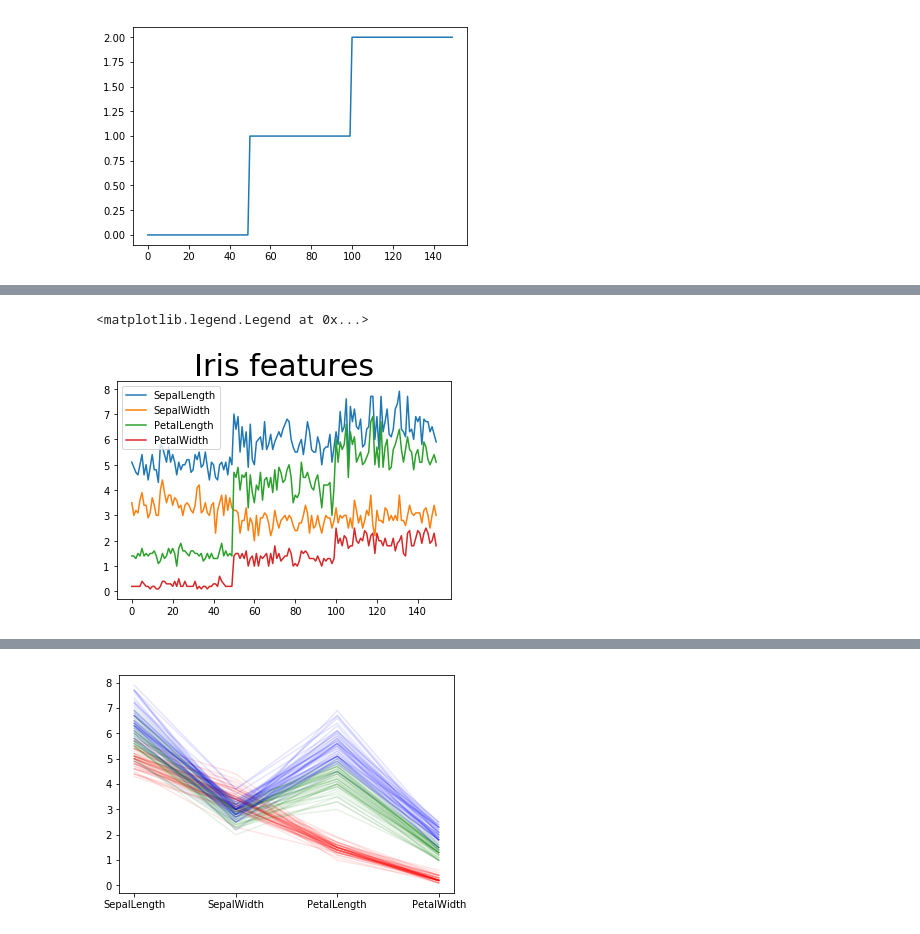
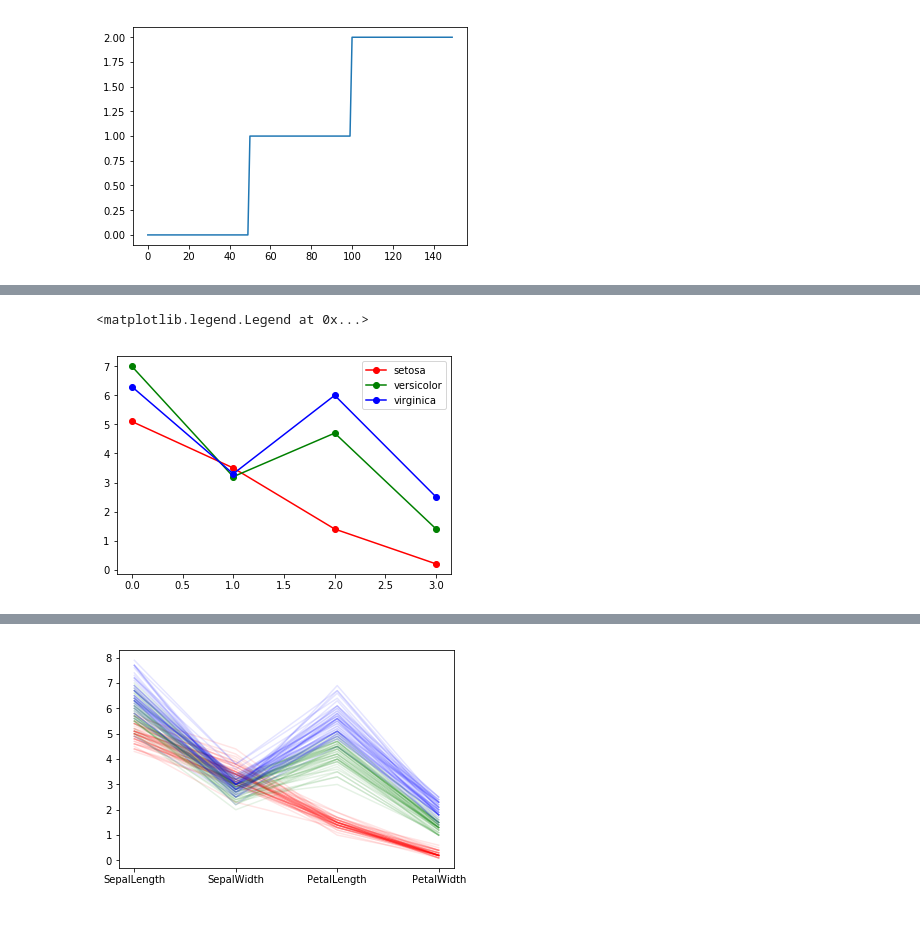
Before and after one commit to gubosd/lecture13, a Jupyter notebook: 데이터분석/02_numpy_01_기본.ipynb, the cells around one changed output, grey strips where cells are left out. Saved outputs shown, nothing was run; the diff lists cells and outputs as text; code cells hidden in the pictures.

```diff
--- a/데이터분석/02_numpy_01_기본.ipynb
+++ b/데이터분석/02_numpy_01_기본.ipynb
@@ -1434,2 +1512,7 @@ import matplotlib.pyplot as plt
+# %%
+iris_labels = ['Iris-setosa', 'Iris-versicolor', 'Iris-virginica']
+
+iris = np.loadtxt('iris.csv', skiprows=1, delimiter=',',
+                  converters={4: lambda s: iris_labels.index(s.decode())})
 # %%
 plt.plot(iris[:,0])
@@ -1449,11 +1556,8 @@ plt.plot(iris[:,-1])
 # %%
-plt.plot(iris[:,0], label='SepalLength')
-plt.plot(iris[:,1], label='SepalWidth')
-plt.plot(iris[:,2], label='PetalLength')
-plt.plot(iris[:,3], label='PetalWidth')
-
-plt.title('Iris features', fontsize=30)
-plt.legend()
+plt.plot(iris[0,:-1], 'ro-') # setosa
+plt.plot(iris[50,:-1], 'go-')
+plt.plot(iris[100,:-1], 'bo-')
+plt.legend(['setosa', 'versicolor', 'virginica'])
 # %% [output]
 <matplotlib.legend.Legend at 0x...>
-[figure, old version]
+[figure, new version]
```
Also changed, not shown: parts of 24 cells of this notebook, 1 other file.
